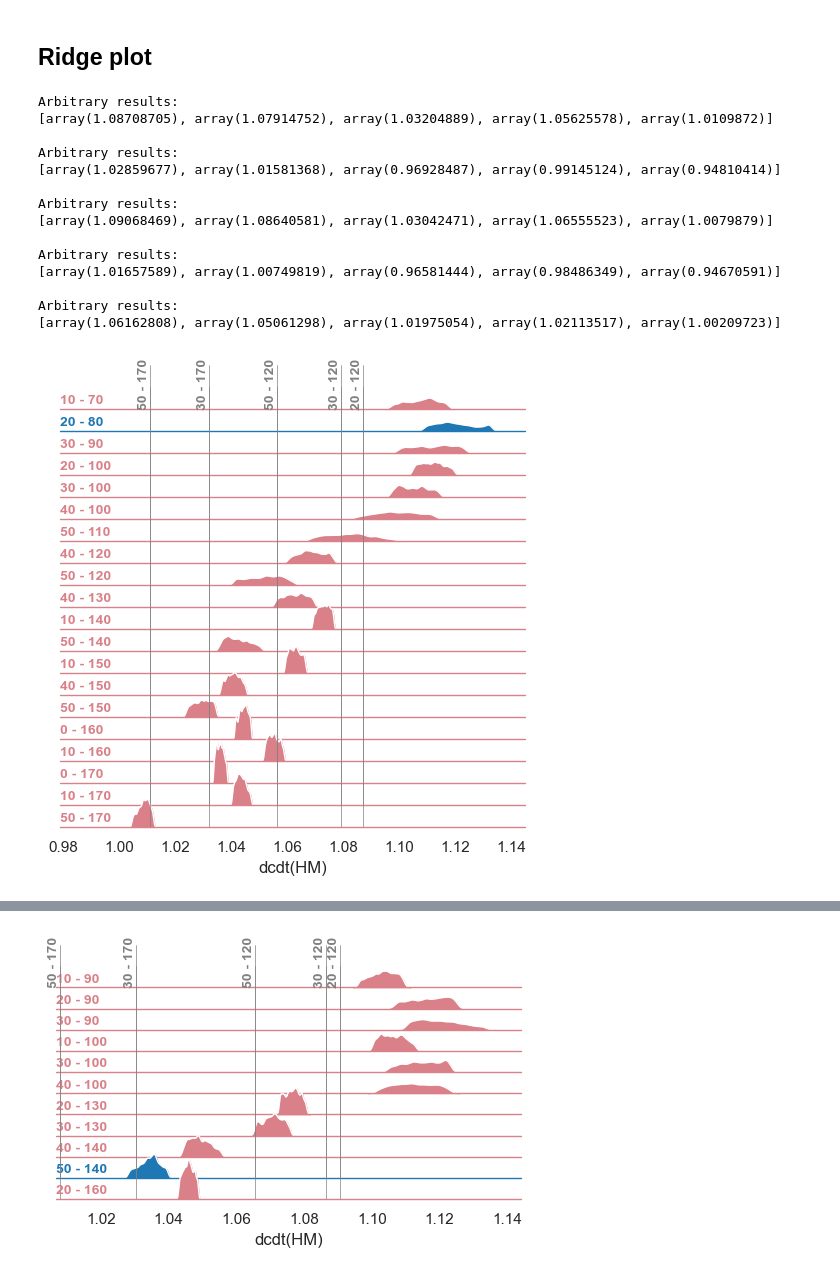
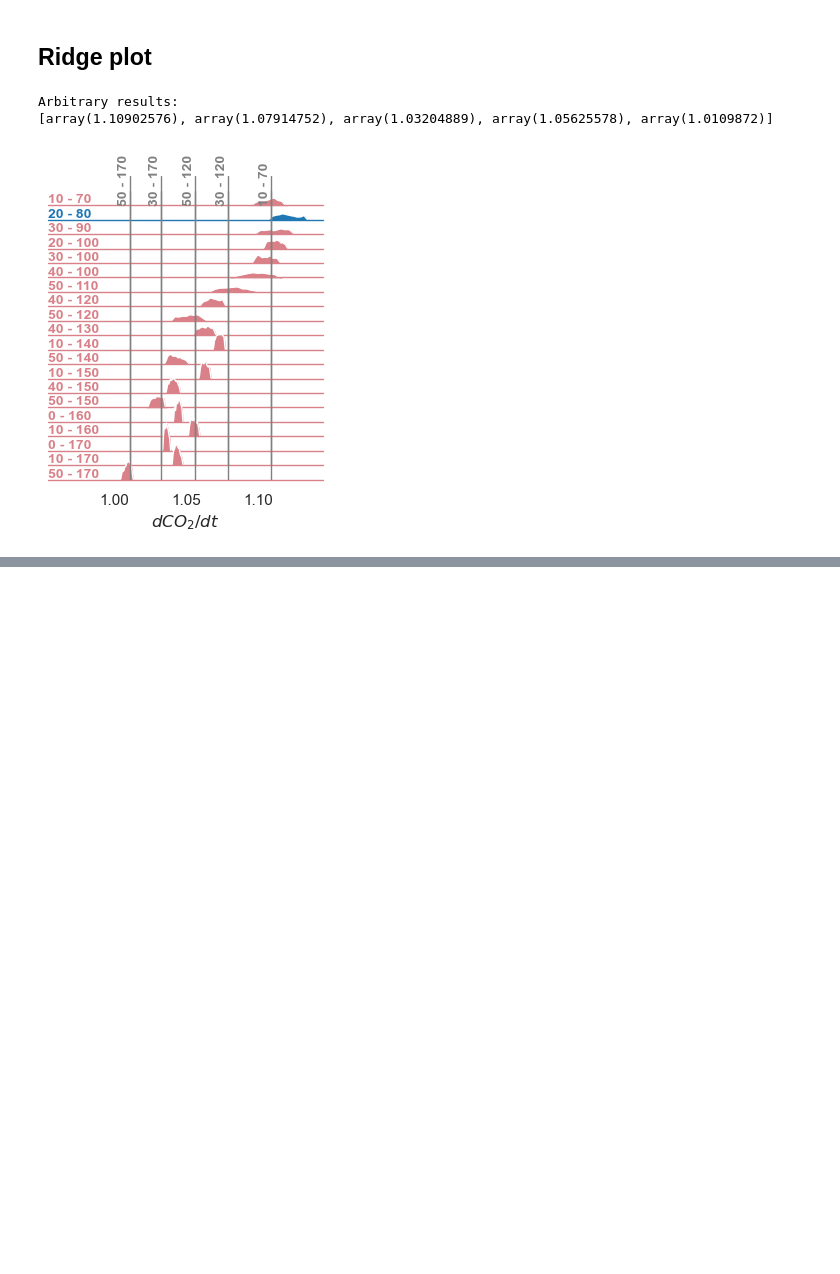
Before and after one commit to alexnaoki/soilgasflux_fcs, a Jupyter notebook: notebooks/fcs_analysis.ipynb, the cells around one changed output, grey strips where cells are left out. Saved outputs shown, nothing was run; the diff lists cells and outputs as text; code cells hidden in the pictures; blank space fills up the shorter version.

```diff
--- a/notebooks/fcs_analysis.ipynb
+++ b/notebooks/fcs_analysis.ipynb
@@ -257,7 +258,7 @@ for intensity in ['low', 'medium','high']:
 
         if intensity != 'high': # ['low', 'high']
             continue
-        if curve != 'big': # ['straight', 'big']
+        if curve != 'curve': # ['straight', 'big']
             continue
 
         for time_selection in all_time_selection:
@@ -298,8 +299,8 @@ for intensity in ['low', 'medium','high']:
 
                 # print(deadband_coords[best_pareto_y].values,cutoff_coords[best_pareto_x].values)
                 hist_dcdt = dsMC.sel(time=time_selection,
-                                    cutoff=cutoff_coords[best_pareto_x].values,
-                                    deadband=deadband_coords[best_pareto_y].values)['dcdt(HM)']
+                                    cutoff=cutoff_coords[best_pareto_y].values,
+                                    deadband=deadband_coords[best_pareto_x].values)['dcdt(HM)']
                 # print(hist_dcdt)
                 hist_dcdt_range = hist_dcdt.quantile([0.16, 0.84], dim='MC')
                 hist_dcdt = hist_dcdt.where((hist_dcdt >= hist_dcdt_range[0]) & (hist_dcdt <= hist_dcdt_range[1]), drop=True)
@@ -349,7 +350,7 @@ for intensity in ['low', 'medium','high']:
                 ax[0,0].set_title('Median dcdt(HM)')
                 ax[0,1].set_title('Uncertainty Range')
                 ax[0,2].set_title('Log Probability')
-                ax[1,1].set_title(f'{deadband_coords[best_pareto_y].values} - {cutoff_coords[best_pareto_x].values} ')
+                ax[1,1].set_title(f'{deadband_coords[best_pareto_x].values} - {cutoff_coords[best_pareto_y].values} ')
                 fig.tight_layout()
                 fig.show()
                 # break
@@ -365,0 +361,2 @@ for intensity in ['low', 'medium','high']:
+# %%
+cm = 1/2.54
@@ -414,8 +538,8 @@ for intensity in ['low', 'medium','high']:
                 hist_dcdt = hist_dcdt.where((hist_dcdt >= hist_dcdt_range[0]) & (hist_dcdt <= hist_dcdt_range[1]), drop=True)
 
 
-                arbitrary_results = {'deadband':[20, 30, 30,50,50],
-                                     'cutoff':[120, 120,170,120,170],
+                arbitrary_results = {'deadband':[10,30, 30,50,50],
+                                     'cutoff':[70,120,170,120,170],
                                      'dcdt(HM)':[], 'dcdt(linear)':[], 'R2':[]}
                 # print(ds)
                 for deadband, cutoff in zip(arbitrary_results['deadband'], arbitrary_results['cutoff']):
@@ -457,7 +581,7 @@ for intensity in ['low', 'medium','high']:
                 pal = sns.color_palette(colors)
 
 
-                g = sns.FacetGrid(data=df_pareto, row='deadband-cutoff', hue='deadband-cutoff',aspect=20, height=0.3, palette=pal)
+                g = sns.FacetGrid(data=df_pareto, row='deadband-cutoff', hue='deadband-cutoff',aspect=18, height=0.5*cm, palette=pal)
 
                 g.map(sns.kdeplot, 'dcdt(HM)', bw_adjust=1, clip_on=False, fill=True, alpha=1, linewidth=0.5)
                 g.map(sns.kdeplot, 'dcdt(HM)', clip_on=False, color='w', lw=1, bw_adjust=1)
@@ -475,49 +599,39 @@ for intensity in ['low', 'medium','high']:
                             if a[0] == np.nan:
                                 continue
                             ax.text(a[0], 0.2, f"{a[1]} - {a[2]}", color='grey', ha='right', va='bottom', rotation=90, fontsize=10,fontweight='bold')
                     row_counter += 1
 
                 # g.map(plt.axvline, x=1, color='black', linestyle='-', linewidth=1)
                 print('Arbitrary results:')
                 print(arbitrary_results['dcdt(HM)'])
                 for a in arbitrary_results['dcdt(HM)']:
                     # print(a)
-                    g.map(plt.axvline, x=a, color='grey', linestyle='-', linewidth=0.5)
+                    g.map(plt.axvline, x=a, color='grey', linestyle='-', linewidth=1)
                     # g.map(plt.text, x=a, y=0.2, s=f'{a:.2f}', color='black', ha='left', va='center')
                 print()
                 row_counter = 0
                 g.map(add_text_first_row_only, 'dcdt(HM)')
 
                 g.map(label2, 'dcdt(HM)')
 
 
-                g.fig.subplots_adjust(hspace=-0.5)
+                g.fig.subplots_adjust(hspace=-.5)
                 g.set_titles("")
                 g.set(yticks=[], ylabel="")
                 g.despine(bottom=True, left=True)
                 # g.set(xlim=(0.9,1.15))
-                xrange = (df_pareto['dcdt(HM)'].max() - df_pareto['dcdt(HM)'].min())*0.2
-                g.set(xlim=(df_pareto['dcdt(HM)'].min()-xrange, df_pareto['dcdt(HM)'].max()+xrange/2))
+                xrange = (df_pareto['dcdt(HM)'].max() - df_pareto['dcdt(HM)'].min())*0.4
+                g.set(xlim=(df_pareto['dcdt(HM)'].min()-xrange, df_pareto['dcdt(HM)'].max()+xrange/4))
+
+                g.set(xlabel='$dCO_2/dt$')
 
 
-
+                break
             except Exception as e:
                 print('Error in plotting')
                 print(e)
                 continue
 # %% [output]
 Arbitrary results:
-[array(1.08708705), array(1.07914752), array(1.03204889), array(1.05625578), array(1.0109872)]
-
-Arbitrary results:
-[array(1.02859677), array(1.01581368), array(0.96928487), array(0.99145124), array(0.94810414)]
-
-Arbitrary results:
-[array(1.09068469), array(1.08640581), array(1.03042471), array(1.06555523), array(1.0079879)]
-
-Arbitrary results:
-[array(1.01657589), array(1.00749819), array(0.96581444), array(0.98486349), array(0.94670591)]
-
-Arbitrary results:
-[array(1.06162808), array(1.05061298), array(1.01975054), array(1.02113517), array(1.00209723)]
+[array(1.10902576), array(1.07914752), array(1.03204889), array(1.05625578), array(1.0109872)]
-[figure, old version]
+[figure, new version]
@@ -525 +637,0 @@ Arbitrary results:
-[figure, removed]
```
Also changed, not shown: parts of 8 cells of this notebook, 3 other files.
